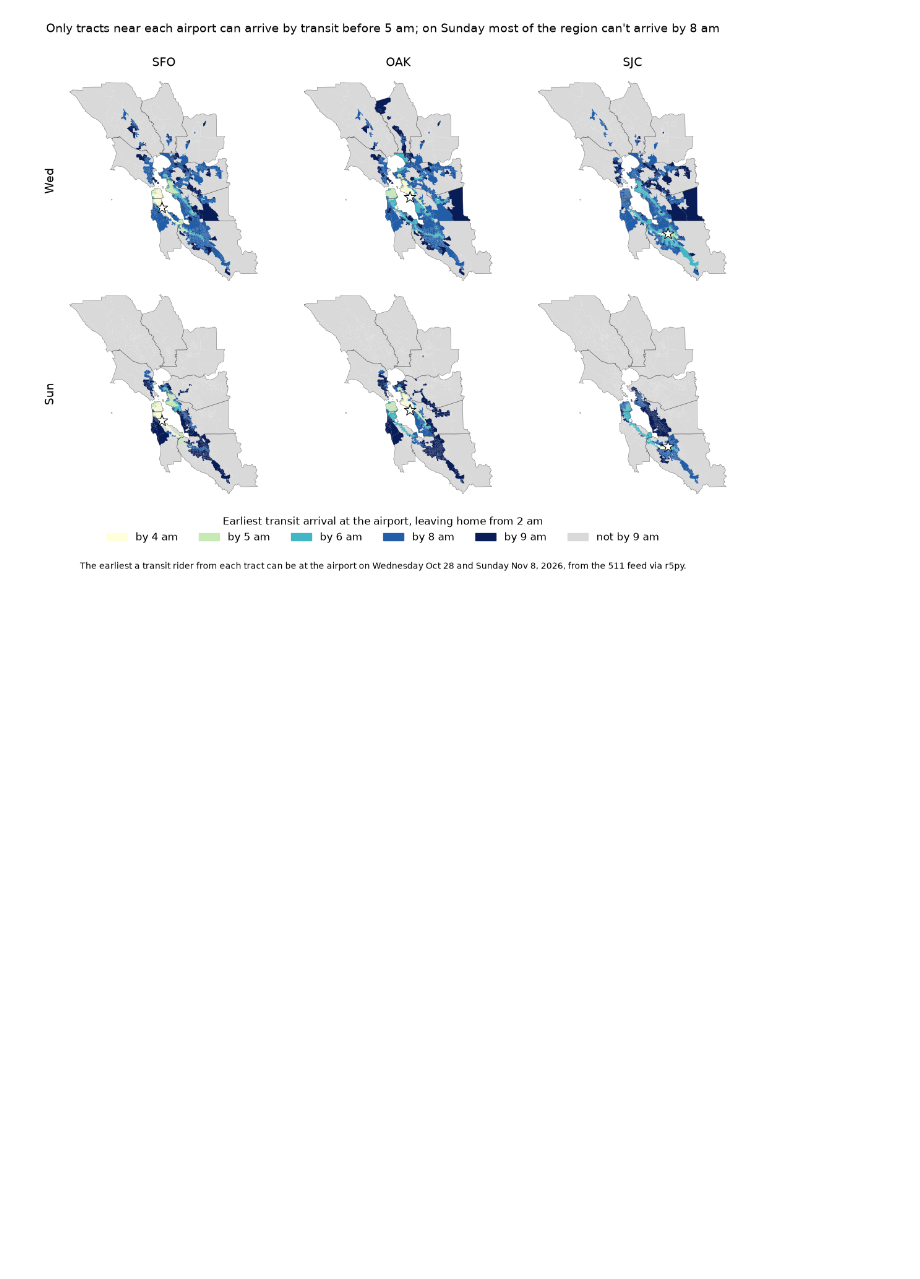
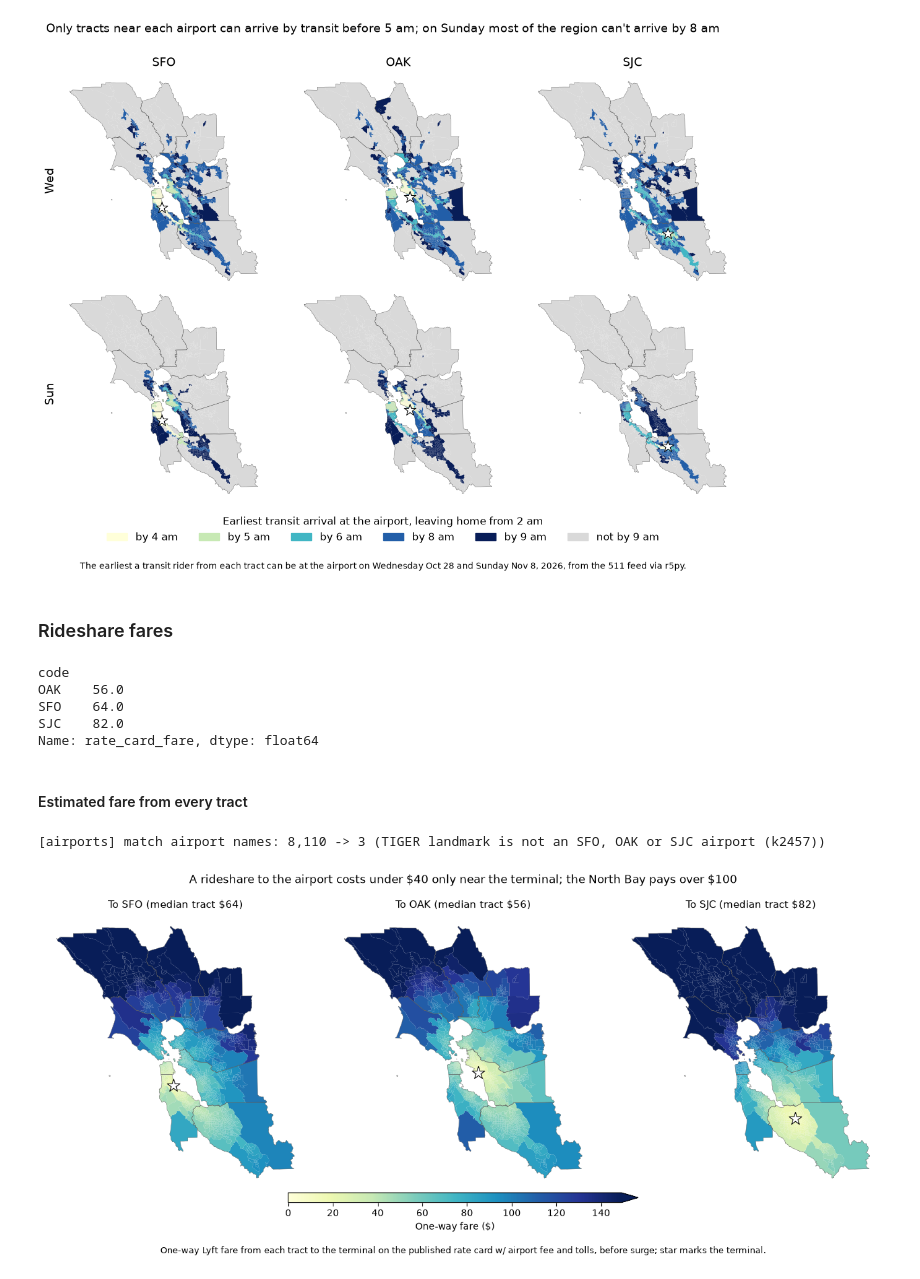
Before and after one commit to aditchintamaneni/AirportTransitFeasibility, a Jupyter notebook: visualizations.ipynb, the cells around one changed output. Cells and saved outputs as stored; diff of their text form; code cells hidden in the pictures; blank space fills up the shorter version.

```diff
--- a/visualizations.ipynb
+++ b/visualizations.ipynb
@@ -251,3 +257,60 @@ fig = plot_earliest_arrival()
 # %% [output]
 [airports] match airport names: 8,110 -> 3 (TIGER landmark is not an SFO, OAK or SJC airport (k2457))
 [figure]
+# %% [markdown]
+### Rideshare fares
+# %%
+import numpy as np
+
+from src.fares import rate_card_fare
+
+COMPONENT_COLORS = {"ride_charge": ("Metered fare (base, miles, minutes)", "#0072B2"), "service_fee": ("Service fee", "#56B4E9"), "airport_fee": ("Airport fee", "#E69F00"), "toll": ("Bridge toll", "#D55E00")}
+
+
+def load_fares():
+    """rate card fare for every tract and airport, and the same joined to where airport workers live"""
+    fares = rate_card_fare(pd.read_csv(f"{PROCESSED_DIR}/drive_times.csv", dtype={"GEOID": str}, keep_default_na=False))
+    fares["county"] = fares["GEOID"].str[2:5].map(COUNTY_NAMES)
+    workers = pd.read_csv(f"{PROCESSED_DIR}/airport_workers_by_tract.csv", dtype={"GEOID": str})
+    return fares, workers.merge(fares, on=["code", "GEOID"])
+
+
+fares, worker_fares = load_fares()
+fares.groupby("code")["rate_card_fare"].median().round(0)
+# %% [output]
+code
+OAK    56.0
+SFO    64.0
+SJC    82.0
+Name: rate_card_fare, dtype: float64
+# %% [markdown]
+#### Estimated fare from every tract
+# %%
+def plot_fare_maps():
+    tracts = bay_area_tracts()
+    counties = tracts.dissolve("COUNTYFP")
+    airports = load_airports().to_crs(CRS)
+    gdf = tracts.merge(fares, on="GEOID")
+    vmax = gdf["rate_card_fare"].quantile(0.95)
+    fig, axes = plt.subplots(1, 3, figsize=(13, 5.8))
+    for ax, airport in zip(axes, AIRPORTS):
+        trips = gdf[gdf["code"] == airport]
+        # sequential colormap, darker = pricier (week 6 lecture, lab 7 choropleths)
+        trips.plot(column="rate_card_fare", ax=ax, cmap="YlGnBu", vmin=0, vmax=vmax, linewidth=0)
+        counties.boundary.plot(ax=ax, color="#555555", linewidth=0.3)
+        point = airports.loc[airports["code"] == airport, "geometry"].iloc[0].representative_point()
+        ax.scatter(point.x, point.y, marker="*", s=200, color="white", edgecolor="black", linewidth=0.8, zorder=5)
+        ax.set_title(f"To {airport} (median tract ${trips['rate_card_fare'].median():.0f})", fontsize=11)
+        ax.set_axis_off()
+    fig.subplots_adjust(left=0.01, right=0.99, top=0.88, bottom=0.17, wspace=0.02)
+    bar = fig.colorbar(plt.cm.ScalarMappable(cmap="YlGnBu", norm=plt.Normalize(0, vmax)), cax=fig.add_axes([0.3, 0.14, 0.4, 0.025]), orientation="horizontal", extend="max")
+    bar.set_label("One-way fare ($)")
+    fig.suptitle("A rideshare to the airport costs under \\$40 only near the terminal; the North Bay pays over \\$100", fontsize=12)
+    caption = "One-way Lyft fare from each tract to the terminal on the published rate card w/ airport fee and tolls, before surge; star marks the terminal."
+    fig.text(0.5, 0.01, caption, ha="center", fontsize=9)
+    fig.savefig(f"{OUTPUT_DIR}/extra/fare_maps.png", dpi=300)
+    return fig
+fig = plot_fare_maps()
+# %% [output]
+[airports] match airport names: 8,110 -> 3 (TIGER landmark is not an SFO, OAK or SJC airport (k2457))
+[figure, added]
```
Also changed, not shown: parts of 9 cells of this notebook, 22 other files.
